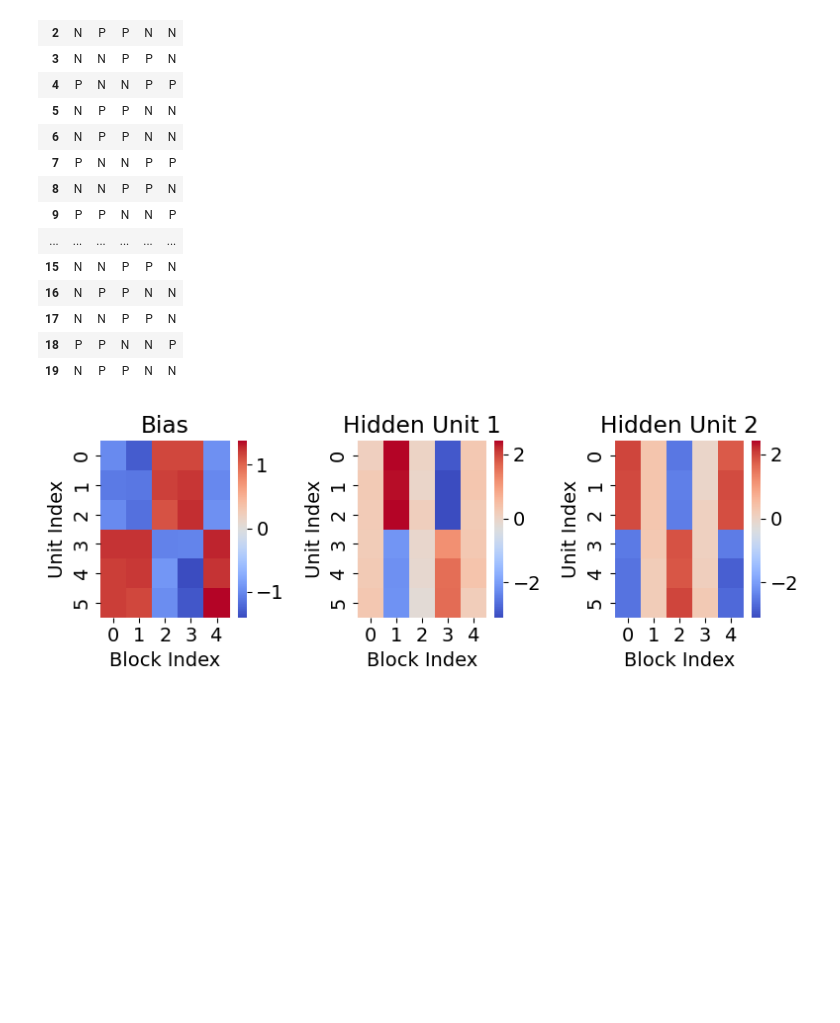
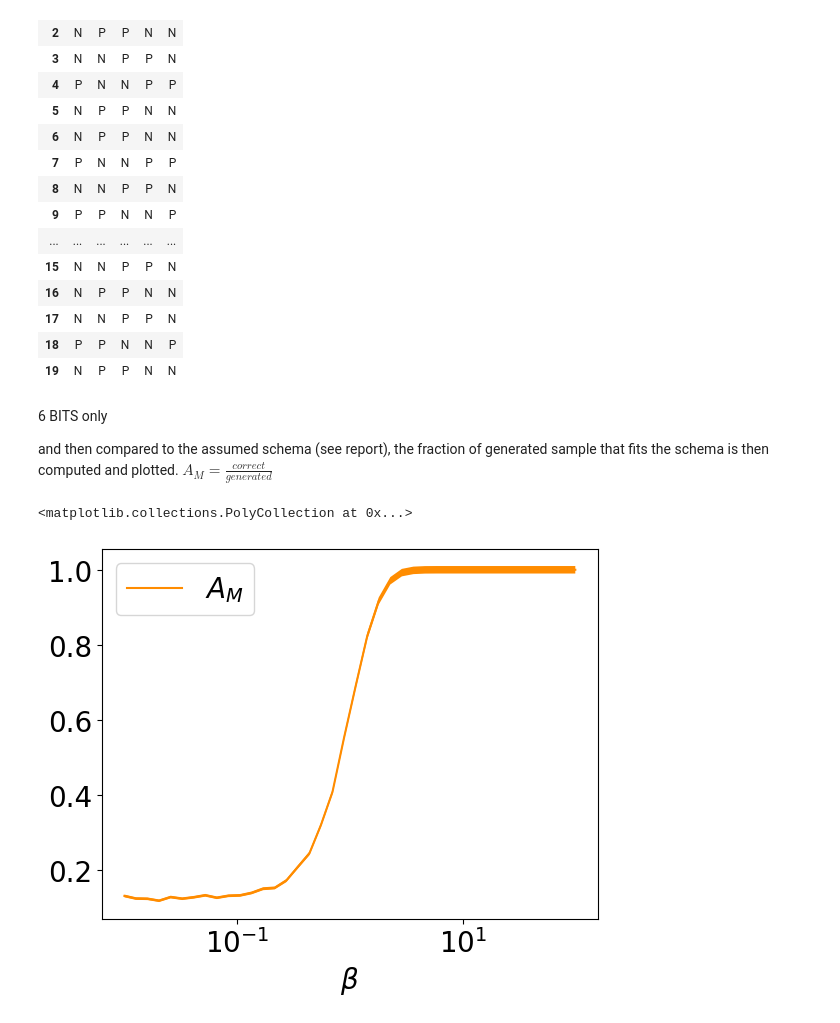
Before and after one commit to davbac/LCP-modB, a Jupyter notebook: isworking.ipynb, the cells around one changed output. Cells and saved outputs as stored; diff of their text form; code cells hidden in the pictures; blank space fills up the shorter version.

```diff
--- a/isworking.ipynb
+++ b/isworking.ipynb
@@ -456,7 +510,7 @@ plt.show()
 # large GAP <-> low temperature
 mb_size, mb_count = 500, 0
 results = []
-gaplist = np.geomspace(10**-3, 100, 40)
+gaplist = np.geomspace(10**-2, 100, 40)
 
 for k in gaplist:
     GAP*=k
@@ -517,9 +571,3 @@ for k in gaplist:
         GAP = 2
     else:
         GAP = 1
-
-fig, ax = plt.subplots()
-ax.plot(gaplist, results, c='darkorange')
-ax.set_xscale('log') #x in log scale
-ax.fill_between(gaplist,results+np.sqrt(results)/np.sqrt(N),results-np.sqrt(results)/np.sqrt(N), facecolor='darkorange')
-print(results[0], results[39])
@@ -587,48 +632,19 @@ Model
 | 17 | N | N | P | P | N |
 | 18 | P | P | N | N | P |
 | 19 | N | P | P | N | N |
-# %%
-import seaborn as sns
-oteal=sns.diverging_palette(181, 14, s=60, as_cmap=True)
-plt.rcParams['font.size'] = 14
-
-wdf = np.copy(w)
-bias = np.copy(a)
-minb = min(bias)
-maxb = max(bias)
-
-fig, ax = plt.subplots(ncols=M+1, nrows=1, figsize=(8, 3))
-minw=[]
-maxw=[]
-
-bias = bias.reshape(L//BLSIZE,BLSIZE)
-bias = bias.T
-
-sns.heatmap(bias, annot=False, cmap='coolwarm',
-            # common colorbar displayed in the last plot
-            ax=ax[0], vmin=minb, vmax=maxb)
-
-ax[0].set_xlabel('Block Index')
-ax[0].set_ylabel('Unit Index')
-ax[0].set_title('Bias')
-
-for i in range(M):
-    wdfm = wdf[:,i].reshape(L//BLSIZE,BLSIZE)
-    wdfm = wdfm.T
-
-    minw.append(np.min(wdfm))
-    maxw.append(np.max(wdfm))
-
-    sns.heatmap(wdfm, annot=False, cmap='coolwarm',
-               # common colorbar displayed in the last plot
-               ax=ax[i+1], vmin=min(minw), vmax=max(maxw), cbar=True)
-    ax[i+1].set_title(f'Hidden Unit {i+1}')
-    ax[i+1].set_xlabel('Block Index')
-    ax[i+1].set_ylabel('Unit Index')
-
-# common labels
-fig.tight_layout()
-# %% [output]
-[figure, removed]
-# %% [markdown]
-##
+# %% [markdown]
+6 BITS only
+
+
+and then compared to the assumed schema (see report), the fraction of generated sample that fits the schema is then computed and plotted.
+$A_M=\frac{correct}{generated}$
+# %%
+fig, ax = plt.subplots()
+ax.plot(gaplist, results, c='darkorange', label='$A_M$')
+ax.set_xscale('log') #x in log scale
+ax.set_xlabel(r'$\beta$')
+ax.legend()
+ax.fill_between(gaplist,results+np.sqrt(results)/np.sqrt(N),results-np.sqrt(results)/np.sqrt(N), facecolor='darkorange')
+# %% [output]
+<matplotlib.collections.PolyCollection at 0x...>
+[figure, added]
```
Also changed, not shown: parts of 6 cells of this notebook.
